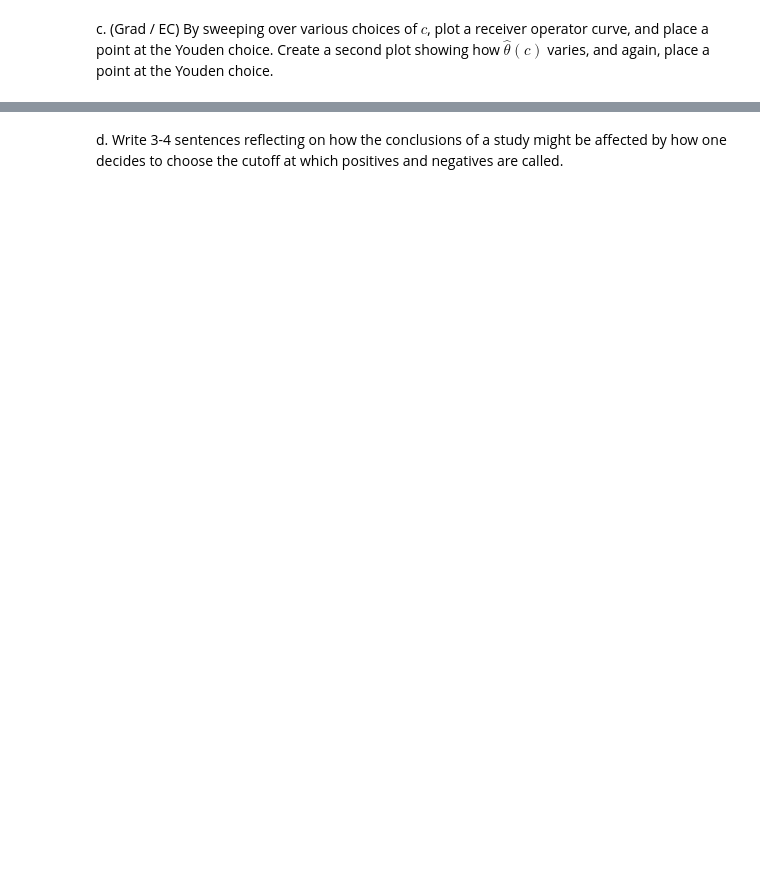
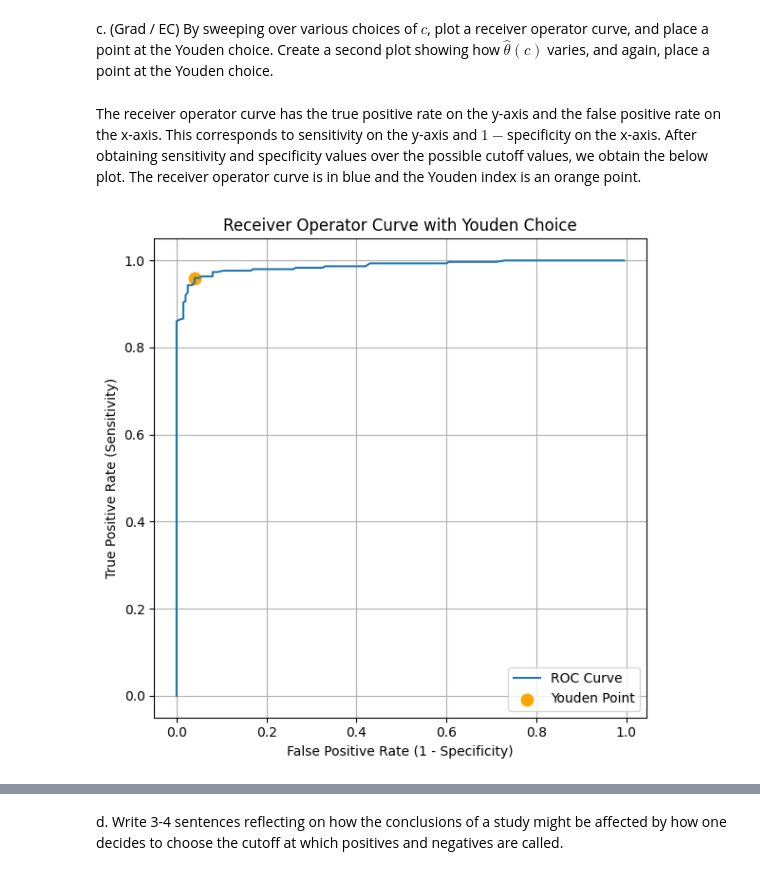
Before and after one commit to mathstud/csci5897, a Jupyter notebook: Homeworks/hw_4.ipynb, the cells around one changed output, grey strips where cells are left out. Drawn from its saved outputs; the diff is of its cells as text; code cells hidden in the pictures; blank space fills up the shorter version.

```diff
--- a/Homeworks/hw_4.ipynb
+++ b/Homeworks/hw_4.ipynb
@@ -626,2 +743,25 @@ b. Consider a cutoff $c$ such that any assay values above $c$ are to be called p
 # %% [markdown]
 c. (Grad / EC) By sweeping over various choices of $c$, plot a receiver operator curve, and place a point at the Youden choice. Create a second plot showing how $\hat{\theta}(c)$ varies, and again, place a point at the Youden choice.
+# %% [markdown]
+The receiver operator curve has the true positive rate on the y-axis and the false positive rate on the x-axis. This corresponds to sensitivity on the y-axis and $1-$specificity on the x-axis. After obtaining sensitivity and specificity values over the possible cutoff values, we obtain the below plot. The receiver operator curve is in blue and the Youden index is an orange point.
+# %%
+# get se, sp, and theta values across cutoffs
+se_vals = np.array([se(c) for c in cutoffs])
+sp_vals = np.array([sp(c) for c in cutoffs])
+theta_vals = np.array([theta_hat(c) for c in cutoffs])
+
+# plot receiver operator curve: true positive rate (se) vs false positive rate (1 - sp)
+plt.figure(figsize=(6, 6))
+
+# receiver operator curve
+plt.plot(1 - sp_vals, se_vals, label='ROC Curve')
+plt.scatter(1 - sp(c_youden), se(c_youden), color='orange', s=80, label='Youden Point')
+plt.xlabel('False Positive Rate (1 - Specificity)')
+plt.ylabel('True Positive Rate (Sensitivity)')
+plt.title('Receiver Operator Curve with Youden Choice')
+plt.legend()
+plt.grid(True)
+plt.tight_layout()
+plt.show()
+# %% [output]
+[figure, added]
```
Also changed, not shown: parts of 12 cells of this notebook.
